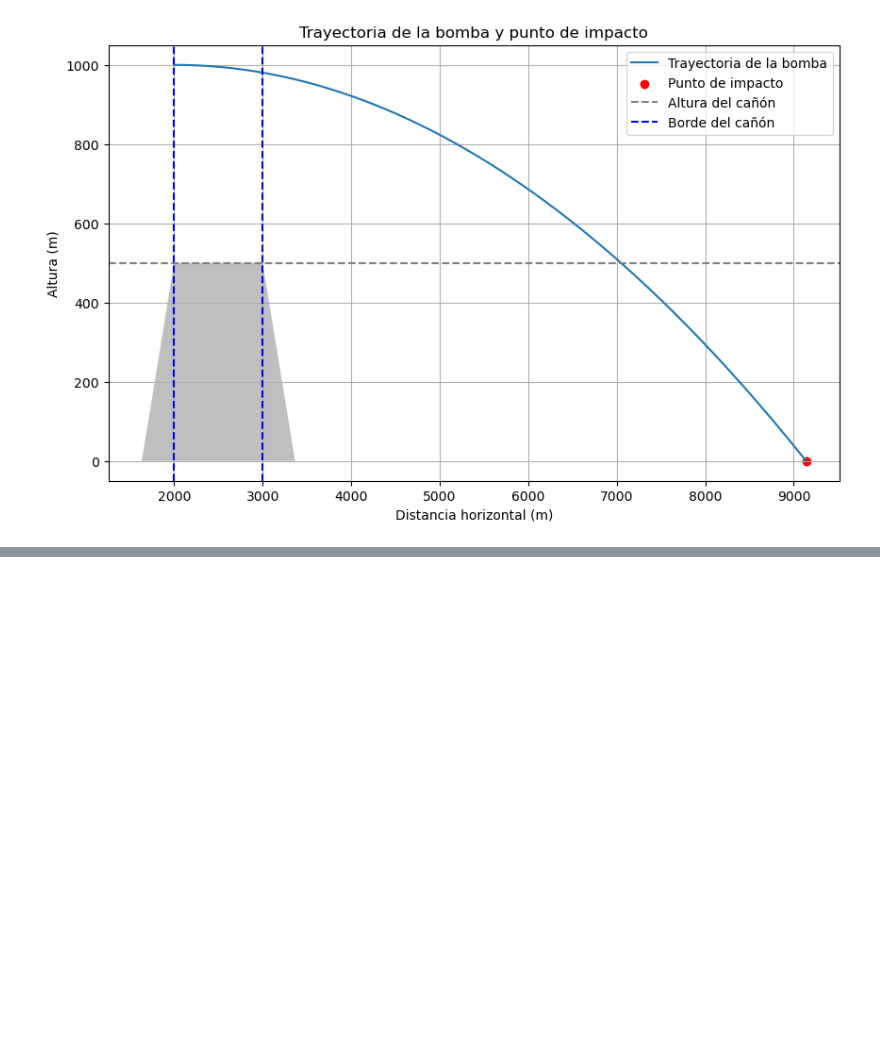
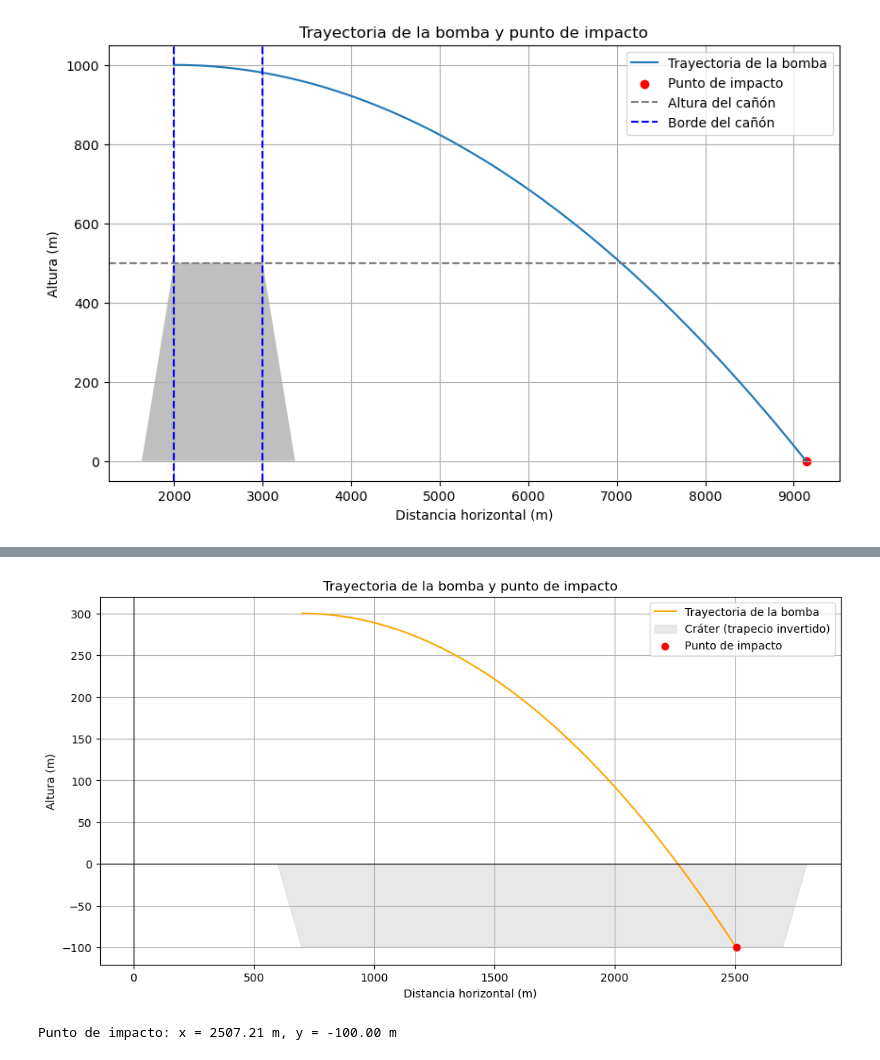
Before and after one commit to stiv001/Proyecto-metodos, a Jupyter notebook: Proyecto.ipynb, the cells around one changed output, grey strips where cells are left out. Drawn from its saved outputs; the diff is of its cells as text; code cells hidden in the pictures; blank space fills up the shorter version.

```diff
--- a/Proyecto.ipynb
+++ b/Proyecto.ipynb
@@ -46,0 +69,64 @@ plt.show()
+# %%
+import numpy as np
+import matplotlib.pyplot as plt
+
+ha = 300
+hc = -100
+L = 2000
+alpha = np.radians(45)
+d = 700
+v0 = 200
+
+v0x = v0
+v0y = 0
+
+g = 9.81
+def trayectoria(x, x0, y0, v0x, v0y):
+    t = (x - x0) / v0x
+    return y0 + v0y * t - 0.5 * g * t**2
+
+x_crater = [
+    d,
+    d + (hc / np.tan(alpha)),
+    d + L - (hc / np.tan(alpha)),
+    d + L
+]
+y_crater = [hc, 0, 0, hc]
+
+x0 = d
+y0 = ha
+x_trayectoria = np.linspace(x0, x0 + L + 2 * d, 1000)
+y_trayectoria = trayectoria(x_trayectoria, x0, y0, v0x, v0y)
+
+impacto_x = None
+for i in range(len(x_trayectoria)):
+    if y_trayectoria[i] <= hc:
+        impacto_x = x_trayectoria[i]
+        impacto_y = hc
+        break
+
+if impacto_x and impacto_y:
+    x_trayectoria_recortada = x_trayectoria[x_trayectoria <= impacto_x]
+    y_trayectoria_recortada = y_trayectoria[:len(x_trayectoria_recortada)]
+
+    plt.figure(figsize=(12, 6))
+    plt.plot(x_trayectoria_recortada, y_trayectoria_recortada, label="Trayectoria de la bomba", color="orange")
+    plt.fill(x_crater, y_crater, color="lightgrey", label="Cráter (trapecio invertido)", alpha=0.5)
+
+    plt.scatter(impacto_x, impacto_y, color="red", label="Punto de impacto", zorder=5)
+
+    plt.axhline(0, color="black", linewidth=0.8)
+    plt.axvline(0, color="black", linewidth=0.8)
+    plt.title("Trayectoria de la bomba y punto de impacto")
+    plt.xlabel("Distancia horizontal (m)")
+    plt.ylabel("Altura (m)")
+    plt.legend()
+    plt.grid()
+    plt.show()
+
+    print(f"Punto de impacto: x = {impacto_x:.2f} m, y = {impacto_y:.2f} m")
+else:
+    print("La bomba no impactó dentro del cráter.")
+# %% [output]
+[figure, added]
+Punto de impacto: x = 2507.21 m, y = -100.00 m
```
Also changed, not shown: parts of 1 cell of this notebook.
